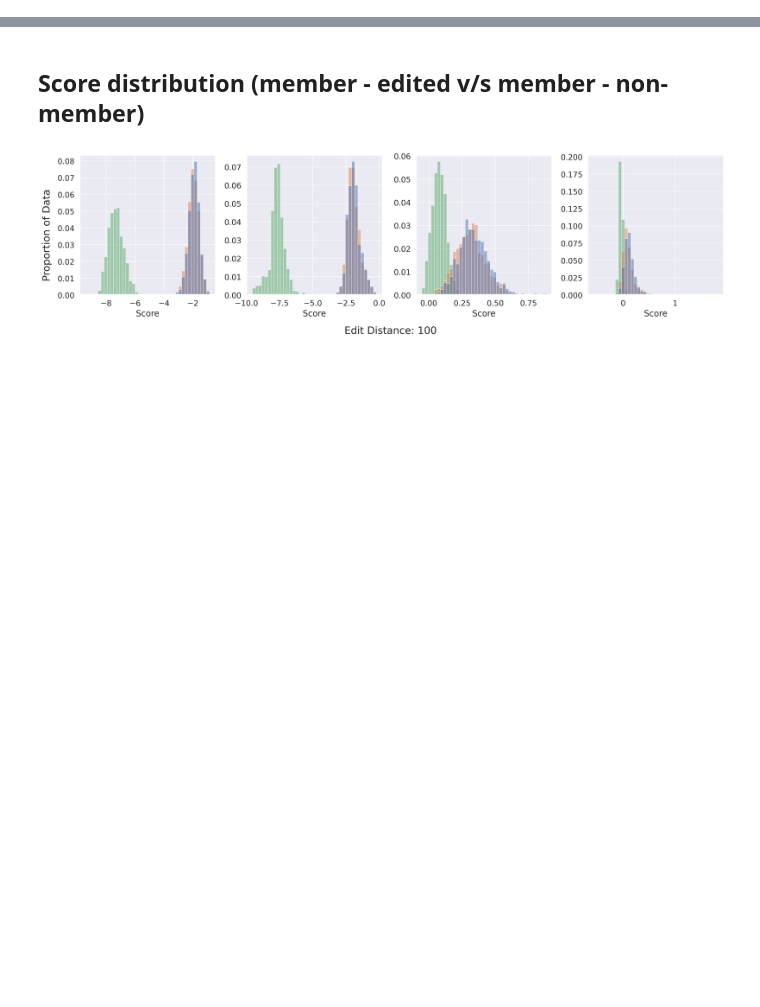
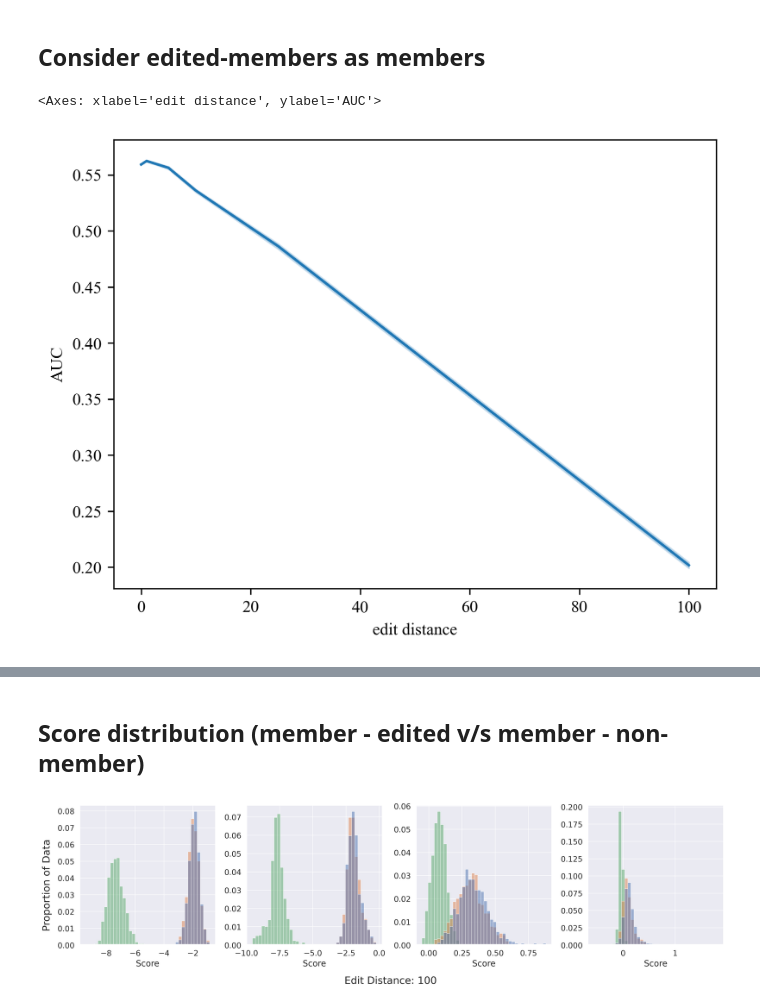
Before and after one commit to iamgroot42/mimir, a Jupyter notebook: inspect_mi.ipynb, the cells around one changed output, grey strips where cells are left out. Saved outputs shown, nothing was run; the diff lists cells and outputs as text; code cells hidden in the pictures; blank space fills up the shorter version.

```diff
--- a/inspect_mi.ipynb
+++ b/inspect_mi.ipynb
@@ -96,0 +113,24 @@ def get_auc_from_thresholds(preds_member, preds_nonmember):
+# %%
+edited_members_scores = "/mmfs1/gscratch/h2lab/micdun/mimir/edit_distance_members/scores/wikipedia_(en).json"
+with open(edited_members_scores, 'r') as f:
+    d = json.load(f)
+# %%
+care = d[attack_focus]
+# %% [markdown]
+## Consider edited-members as members
+# %%
+columns = ['edit distance', 'AUC']
+raw_data = []
+raw_data.append((0, roc_auc))
+
+for n, v in care.items():
+    for score in v.values():
+        pm = -np.array(score)
+        raw_data.append((int(n), get_auc_from_thresholds(pm, preds_nonmember_)))
+# %%
+df = pd.DataFrame(raw_data, columns=columns)
+# %%
+sns.lineplot(data=df, x='edit distance', y='AUC', markers=True, dashes=False)
+# %% [output]
+<Axes: xlabel='edit distance', ylabel='AUC'>
+[figure, added]
```
Also changed, not shown: parts of 10 cells of this notebook, 18 other files.
